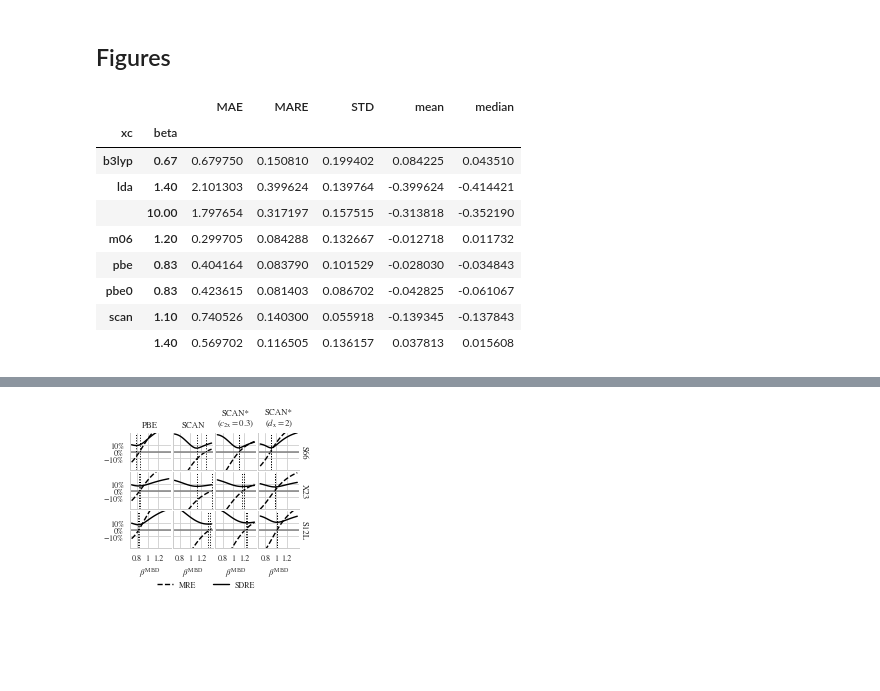
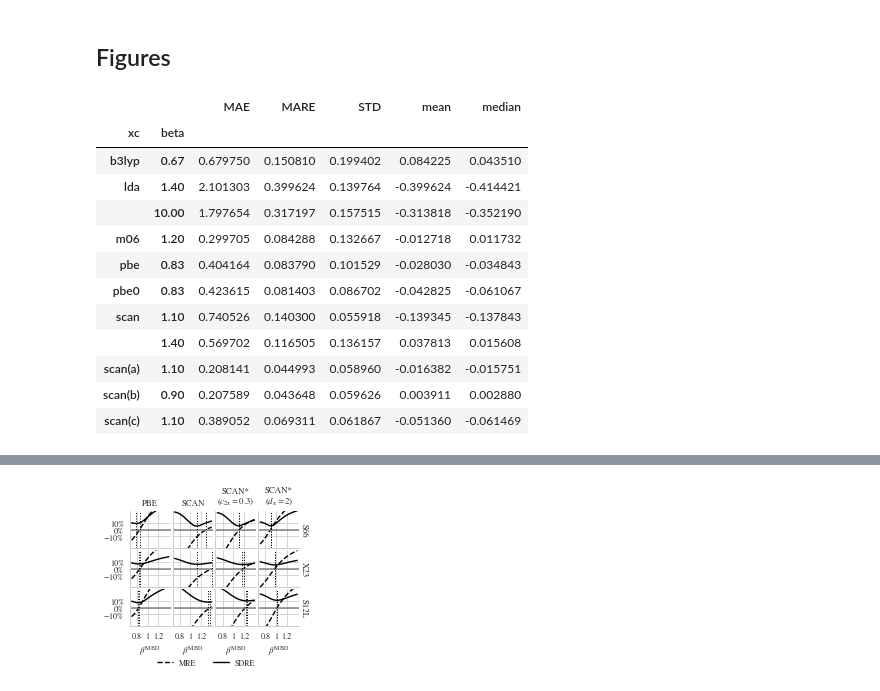
Before and after one commit to azag0/dft-vdw-range, a Jupyter notebook: src/2017-05-05-figures.ipynb, the cells around one changed output, grey strips where cells are left out. Saved outputs shown, nothing was run; the diff lists cells and outputs as text; code cells hidden in the pictures; blank space fills up the shorter version.

```diff
--- a/src/2017-05-05-figures.ipynb
+++ b/src/2017-05-05-figures.ipynb
@@ -117,19 +117,23 @@ def merge_scf_vdw(vdw, baseidx, scfidx, vdwidx, params):
 # %%
 stats = pd.concat([merge_scf_vdw(
     'mbd', ('S66x8', slice(None), 1.), (xc,), (6, beta), 'a beta'.split()
 ).reset_index() for xc, beta in [
     ('lda', 10.), ('lda', 1.4), ('pbe', .83), ('pbe0', .83),
-    ('b3lyp', .67), ('scan', 1.1), ('scan', 1.4), ('m06', 1.2)
+    ('b3lyp', .67), ('scan', 1.1), ('scan', 1.4), ('m06', 1.2),
+    ('scan(a)', 1.1), ('scan(b)', 0.9), ('scan(c)', 1.1)
 ]]).groupby(['xc', 'beta']).apply(get_stat)
 stats
 # %% [output]
 |  |  | MAE | MARE | STD | mean | median |
 | xc | beta |  |  |  |  |  |
 | b3lyp | 0.67 | 0.679750 | 0.150810 | 0.199402 | 0.084225 | 0.043510 |
 | lda | 1.40 | 2.101303 | 0.399624 | 0.139764 | -0.399624 | -0.414421 |
 |  | 10.00 | 1.797654 | 0.317197 | 0.157515 | -0.313818 | -0.352190 |
 | m06 | 1.20 | 0.299705 | 0.084288 | 0.132667 | -0.012718 | 0.011732 |
 | pbe | 0.83 | 0.404164 | 0.083790 | 0.101529 | -0.028030 | -0.034843 |
 | pbe0 | 0.83 | 0.423615 | 0.081403 | 0.086702 | -0.042825 | -0.061067 |
 | scan | 1.10 | 0.740526 | 0.140300 | 0.055918 | -0.139345 | -0.137843 |
 |  | 1.40 | 0.569702 | 0.116505 | 0.136157 | 0.037813 | 0.015608 |
+| scan(a) | 1.10 | 0.208141 | 0.044993 | 0.058960 | -0.016382 | -0.015751 |
+| scan(b) | 0.90 | 0.207589 | 0.043648 | 0.059626 | 0.003911 | 0.002880 |
+| scan(c) | 1.10 | 0.389052 | 0.069311 | 0.061867 | -0.051360 | -0.061469 |
```
Also changed, not shown: parts of 4 cells of this notebook, 10 other files.
